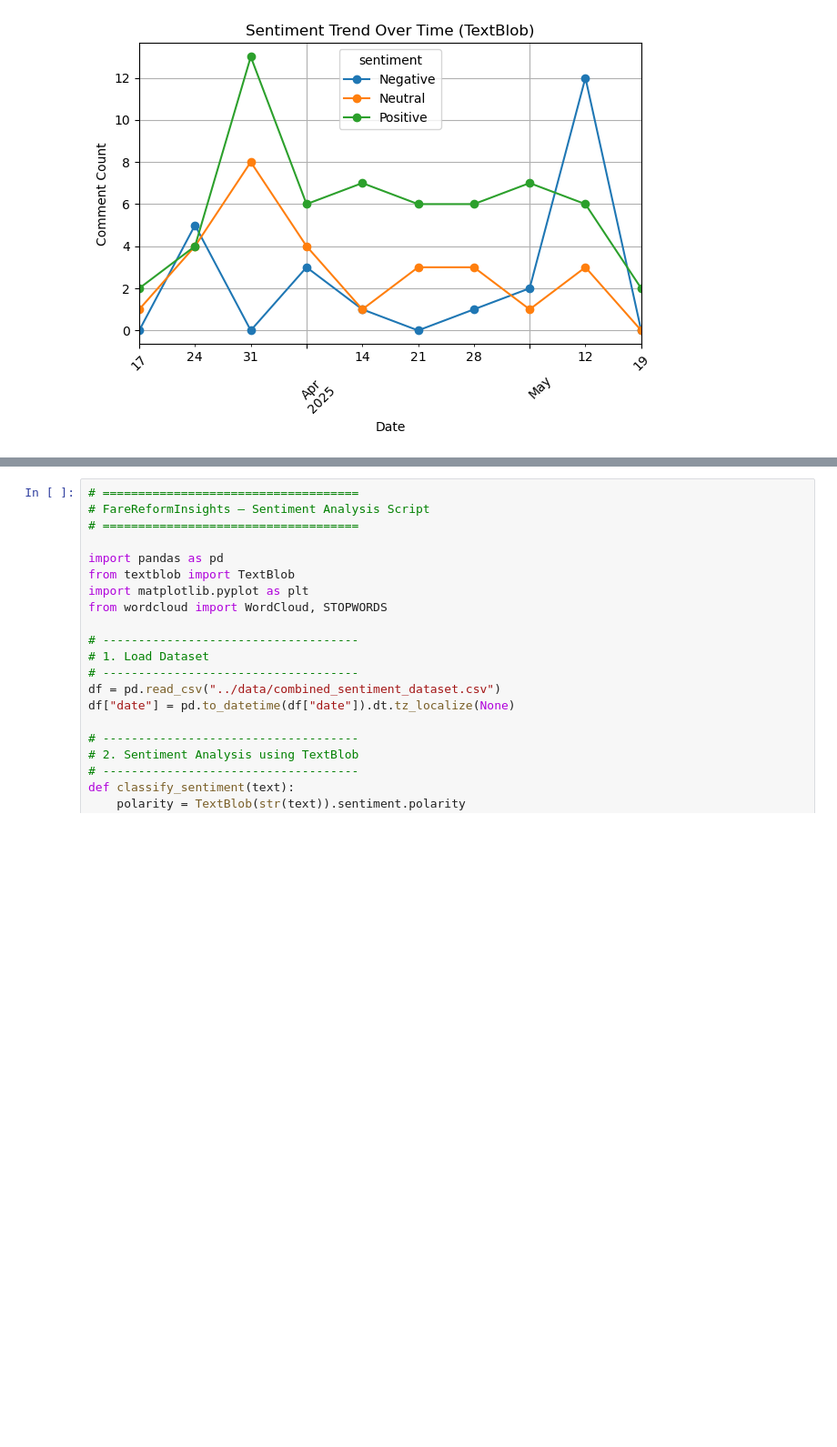
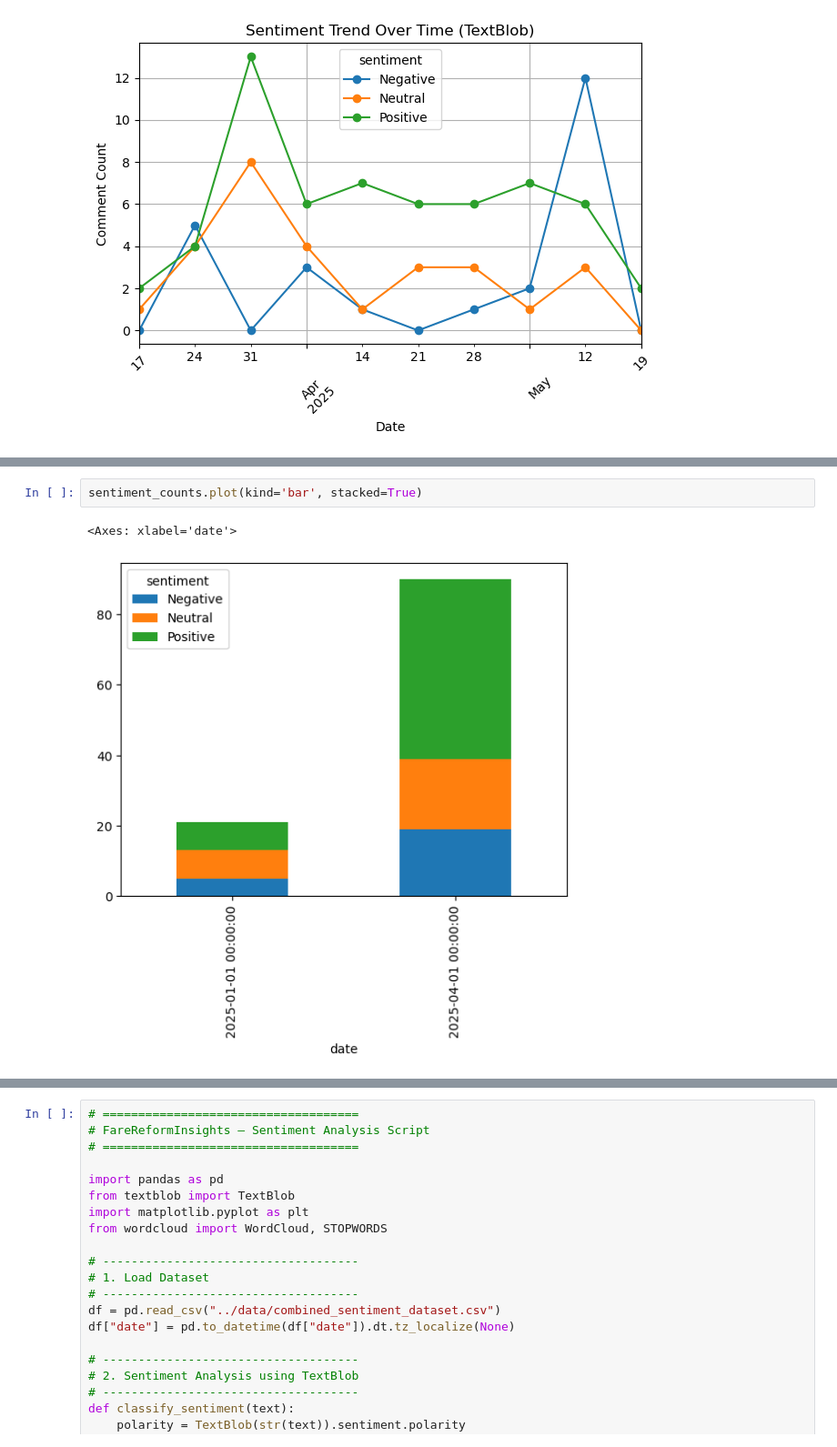
Before and after one commit to abmuvunyi/FareReformInsights, a Jupyter notebook: analysis/sentiment_analysis.ipynb, the cells around one changed output, grey strips where cells are left out. Shown at 91% size. Cells and saved outputs as stored; diff of their text form; blank space fills up the shorter version.

```diff
--- a/analysis/sentiment_analysis.ipynb
+++ b/analysis/sentiment_analysis.ipynb
@@ -69,0 +80,5 @@ plt.show()
+# %%
+sentiment_counts.plot(kind='bar', stacked=True)
+# %% [output]
+<Axes: xlabel='date'>
+[figure, added]
```
Also changed, not shown: parts of 14 cells of this notebook, 3 other files.
